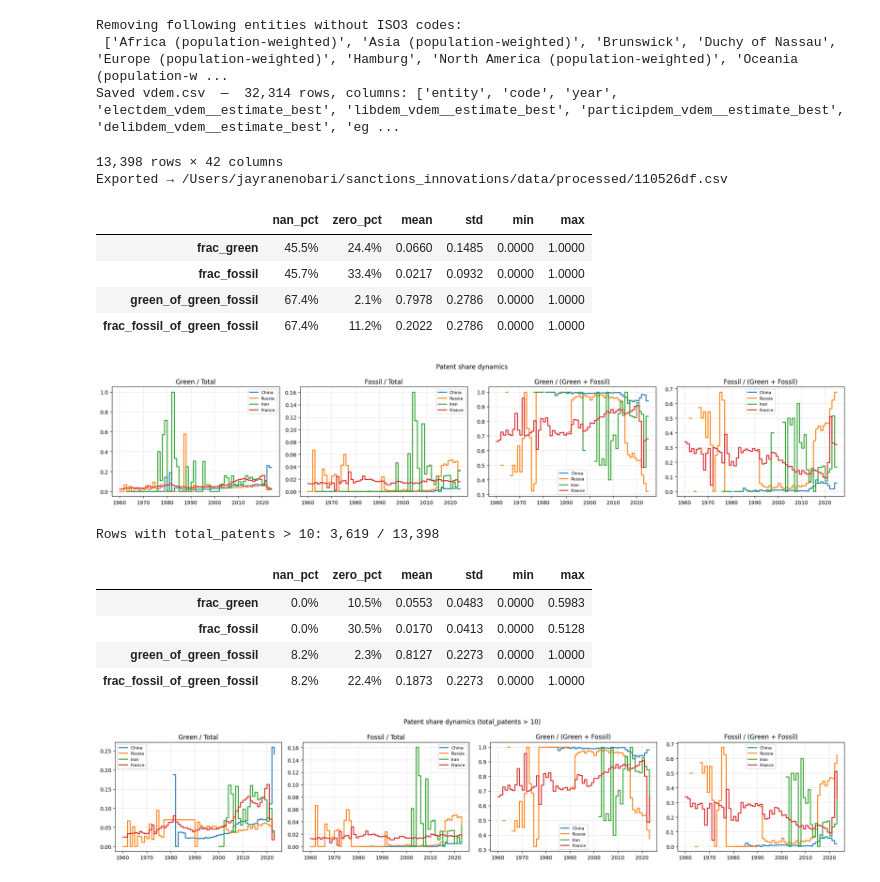
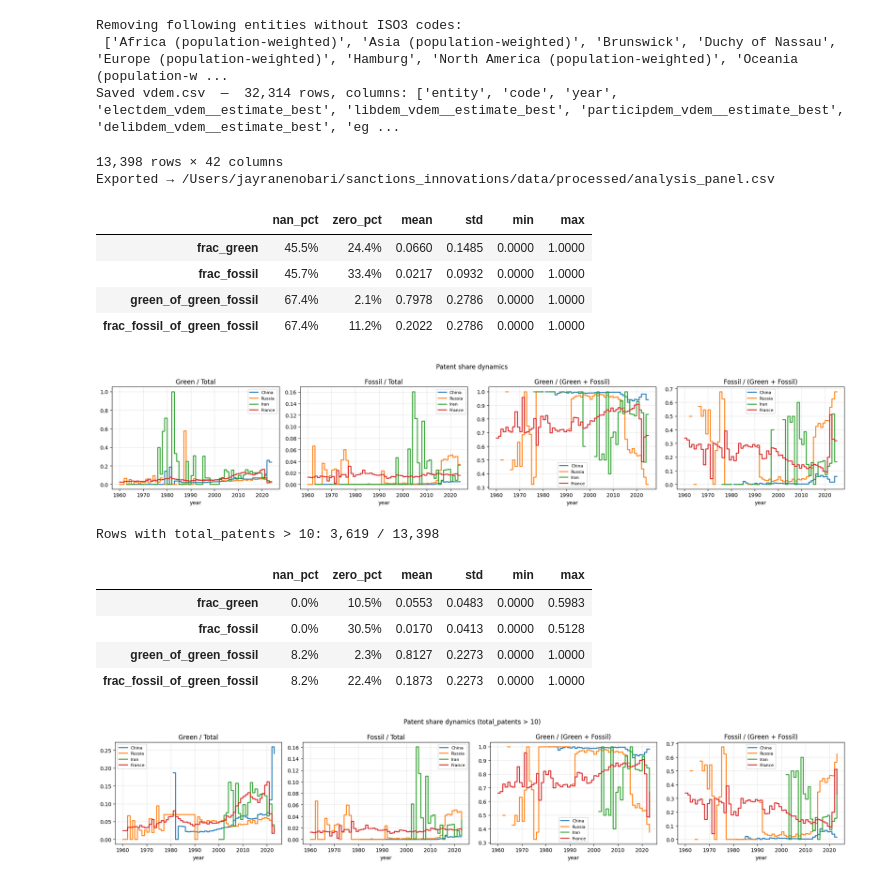
Before and after one commit to sjayrane/sanctions_innovations, a Jupyter notebook: notebooks/build_panel_indexes.ipynb, the cells around one changed output. Drawn from its saved outputs; the diff is of its cells as text; code cells hidden in the pictures.

```diff
--- a/notebooks/build_panel_indexes.ipynb
+++ b/notebooks/build_panel_indexes.ipynb
@@ -833,49 +816,31 @@ Saved vdem.csv  —  32,314 rows, columns: ['entity', 'code', 'year', 'electdem_
 # %%
 def summarize_fraction_cols(df, cols):
 
-    summary = (
-        df[cols]
-        .agg([
-            lambda s: s.isna().mean() * 100,
-            lambda s: (s == 0).mean() * 100,
-            'mean', 'std', 'min', 'max',
+    summary = df[cols].agg([
+        lambda s: s.isna().mean() * 100,
+        lambda s: (s == 0).mean() * 100,
+        'mean', 'std', 'min', 'max',
         ]).T
-    )
 
     summary.columns = ['nan_pct', 'zero_pct', 'mean', 'std', 'min', 'max']
 
     return (
-        summary.style
-        .format({
-            'nan_pct': '{:.1f}%',
-            'zero_pct': '{:.1f}%',
-            'mean': '{:.4f}',
-            'std': '{:.4f}',
-            'min': '{:.4f}',
-            'max': '{:.4f}',
-        })
+        summary.style.format({
+            'nan_pct': '{:.1f}%', 'zero_pct': '{:.1f}%',
+            'mean': '{:.4f}', 'std': '{:.4f}', 'min': '{:.4f}', 'max': '{:.4f}',
+            })
         .background_gradient(
-            subset=['nan_pct'],
-            cmap='Reds',
-            vmin=0,
-            vmax=100,
+            subset=['nan_pct'], cmap='Reds',
+            vmin=0, vmax=100,
         )
         .background_gradient(
-            subset=['zero_pct'],
-            cmap='Blues',
-            vmin=0,
-            vmax=100,
+            subset=['zero_pct'], cmap='Blues',
+            vmin=0, vmax=100,
         )
     )
 
 
-def plot_fraction_series(
-    df,
-    cols,
-    countries,
-    labels=None,
-    title=None,
-):
+def plot_fraction_series(df, cols, countries, labels=None, title=None):
 
     fig, axes = plt.subplots(1, len(cols), figsize=(5 * len(cols), 4))
 
@@ -883,22 +848,13 @@ def plot_fraction_series(
         axes = [axes]
 
     for ax, col in zip(axes, cols):
-
         for iso3, country in countries.items():
-
             series = (
                 df.loc[df['iso3'] == iso3]
                 .set_index('year')[col]
                 .sort_index().astype(float)
             )
-
-            ax.plot(
-                series.index,
-                series.values,
-                lw=1.8,
-                label=country,
-                drawstyle='steps-post',
-            )
+            series.plot(ax=ax, lw=1.8, label=country, drawstyle='steps-post')
 
         ax.set_title(labels.get(col, col) if labels else col)
         ax.grid(alpha=0.3)
@@ -919,13 +875,10 @@ vdem = (
     .set_index(['iso3', 'year'])
 )
 
-view = (
-    panel
-    .assign(
-        oil_rents_pct_gdp=final_panel_with_patents_sanctions['oil_rents_pct_gdp'],
-        gas_rents_pct_gdp=final_panel_with_patents_sanctions['gas_rents_pct_gdp'],
+view = panel.assign(
+    oil_rents_pct_gdp=final_panel_with_patents_sanctions['oil_rents_pct_gdp'],
+    gas_rents_pct_gdp=final_panel_with_patents_sanctions['gas_rents_pct_gdp'],
     )
-)
 
 rent_cols = ['oil_rents_pct_gdp', 'gas_rents_pct_gdp',]
 
@@ -986,7 +939,7 @@ view['frac_fossil_of_green_fossil'] = (
 ).where(valid)
 
 
-export_path = processed() / '110526df.csv'
+export_path = processed() / 'analysis_panel.csv'
 
 view.to_csv(export_path, index=False)
 
@@ -1018,42 +971,42 @@ plot_fraction_series(
 
 
 # total_patents > 10
 view_10 = view.loc[
     view['total_patents'] > 10
 ].copy()
 
 print(
     f'Rows with total_patents > 10: '
     f'{len(view_10):,} / {len(view):,}'
 )
 
 display(
     summarize_fraction_cols(view_10, plot_labels.keys())
 )
 
 plot_fraction_series(
     df=view_10,
     cols=plot_labels.keys(),
     countries=countries,
     labels=plot_labels,
     title='Patent share dynamics (total_patents > 10)',
 )
 # %% [output]
 13,398 rows × 42 columns
-Exported → /Users/jayranenobari/sanctions_innovations/data/processed/110526df.csv
+Exported → /Users/jayranenobari/sanctions_innovations/data/processed/analysis_panel.csv
 |  | nan_pct | zero_pct | mean | std | min | max |
 | frac_green | 45.5% | 24.4% | 0.0660 | 0.1485 | 0.0000 | 1.0000 |
 | frac_fossil | 45.7% | 33.4% | 0.0217 | 0.0932 | 0.0000 | 1.0000 |
 | green_of_green_fossil | 67.4% | 2.1% | 0.7978 | 0.2786 | 0.0000 | 1.0000 |
 | frac_fossil_of_green_fossil | 67.4% | 11.2% | 0.2022 | 0.2786 | 0.0000 | 1.0000 |
-[figure, old version]
+[figure, new version]
 Rows with total_patents > 10: 3,619 / 13,398
 |  | nan_pct | zero_pct | mean | std | min | max |
 | frac_green | 0.0% | 10.5% | 0.0553 | 0.0483 | 0.0000 | 0.5983 |
 | frac_fossil | 0.0% | 30.5% | 0.0170 | 0.0413 | 0.0000 | 0.5128 |
 | green_of_green_fossil | 8.2% | 2.3% | 0.8127 | 0.2273 | 0.0000 | 1.0000 |
 | frac_fossil_of_green_fossil | 8.2% | 22.4% | 0.1873 | 0.2273 | 0.0000 | 1.0000 |
-[figure, old version]
+[figure, new version]
 # %%
 def summary_stats_table(
     df,
```
Also changed, not shown: parts of 4 cells of this notebook, 2 other files.
